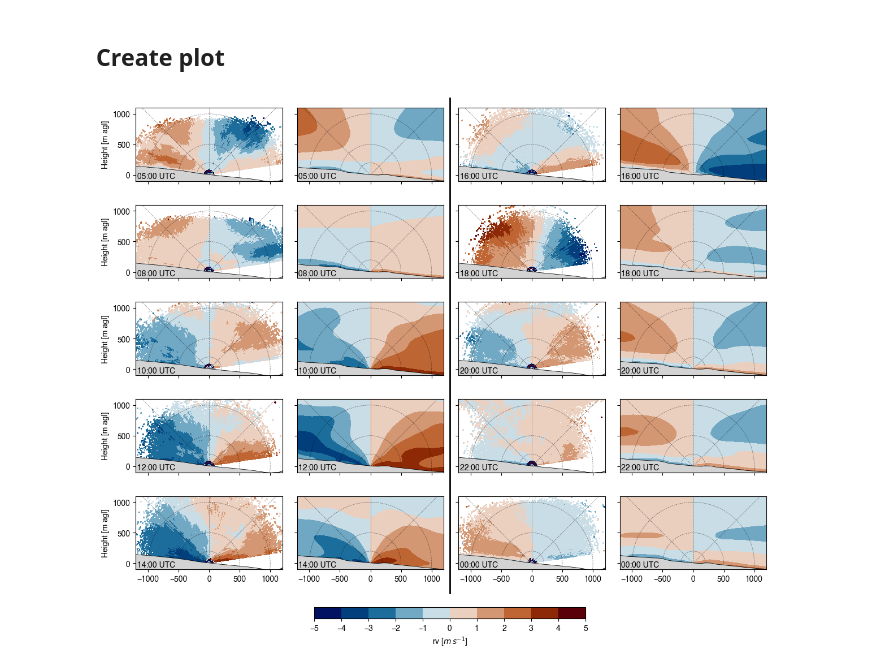
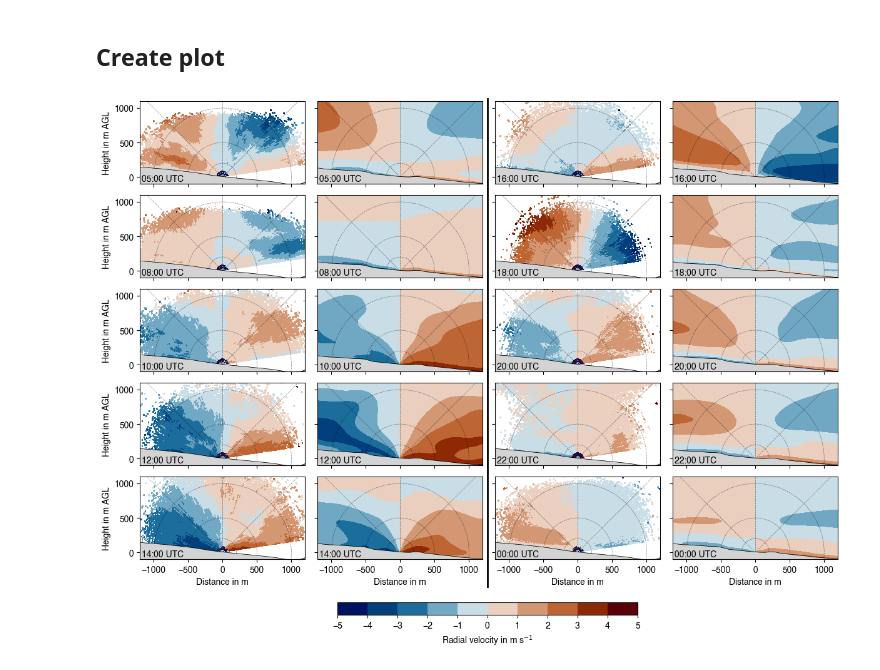
Before and after one commit to ClimLabTools/icon_validation, a Jupyter notebook: notebooks/fig_rhi_icon_2D.ipynb, the cells around one changed output. Drawn from its saved outputs; the diff is of its cells as text; code cells hidden in the pictures.

Commit message:
fine-tuning of plots

```diff
--- a/notebooks/fig_rhi_icon_2D.ipynb
+++ b/notebooks/fig_rhi_icon_2D.ipynb
@@ -114,7 +114,8 @@ cmap = plt.get_cmap(cm.vik)
 norm = BoundaryNorm(bounds, ncolors=cmap.N, clip=True)
 
 
-fig, axes = plt.subplots(5, 4, figsize=(12,10), sharex=True, sharey=True)
+fig, axes = plt.subplots(5, 4, figsize=(12,10), sharex=True, sharey=True, #gridspec_kw={'hspace': -0.4, 'wspace': 0.075}
+                         )
 
 row,col=0,0
 
@@ -159,36 +160,37 @@ for i, t in tqdm(enumerate(half_hours)):
 
     #--- 3. ICON plot
     #icon = np.ma.masked_invalid(dv_icon)
     ax = axes[row, col+1]
     ax.imshow(dv_icon, origin="lower", aspect="auto", interpolation="none", cmap=cmap, norm=norm, extent=icon_extent)
     add_dt_text(ax, dt_icon)
     add_dem(ax, dem_icon)
 
 # limits and grid
 for i,ax in enumerate(axes.flat):
     ax.set_xlim(-1200, 1200)
     ax.set_ylim(-100, zlim)
     ax.set_aspect("equal")
     add_range_semicircles_and_gridlines(ax, radii=[200, 500, 1000], zorder=8,
                                         lw=.5, ls='--', color='black', alpha = 0.5)
     for s in ax.spines.values(): s.set_zorder(50)   # subplot frame on top of DEM overlay
-    if i % 4 == 0: ax.set_ylabel('Height [m agl]')  # y labels for left column
+    if i % 4 == 0: ax.set_ylabel('Height in m AGL')  # y labels for left column
+    if i >= 16: ax.set_xlabel('Distance in m')
 
 # colorbar
-cax = fig.add_axes([0.313, 0.08, 0.4, 0.02])
+cax = fig.add_axes([0.313, 0.12, 0.4, 0.02])
 fig.colorbar(pcm25, cax=cax, orientation="horizontal",
              boundaries=bounds, ticks=bounds,
-             label=r"rv [$m\,s^{-1}$]")
+             label=r"Radial velocity in m s$^{-1}$")
 
 # add vertical separator between 2nd and 3rd column
-sep = Line2D([0.513, 0.513], [0.125, 1], transform=fig.transFigure, color='k', linewidth=2)
+sep = Line2D([0.513, 0.513], [0.165, .945], transform=fig.transFigure, color='k', linewidth=2)
 fig.add_artist(sep)
 
 # final formatting
 fig.subplots_adjust(left=0.05, right=0.98, top=1,
-                    bottom=0.15, wspace=0.1, hspace=0.05)
+                    bottom=0.15, wspace=0.075, hspace=-0.4)
 plt.savefig(fig_png_dir + f'HEF_RHI_ICON_{rhi_angle}deg_{dt_from.strftime('%Y%m%d')}.png', dpi=150, bbox_inches = 'tight', pad_inches = 0)
 plt.savefig(fig_pdf_dir + f'HEF_RHI_ICON_{rhi_angle}deg_{dt_from.strftime('%Y%m%d')}.pdf', dpi=300, bbox_inches = 'tight', pad_inches = 0)
 plt.show()
 # %% [output]
-[figure, old version]
+[figure, new version]
```
Also changed, not shown: 8 other files.
